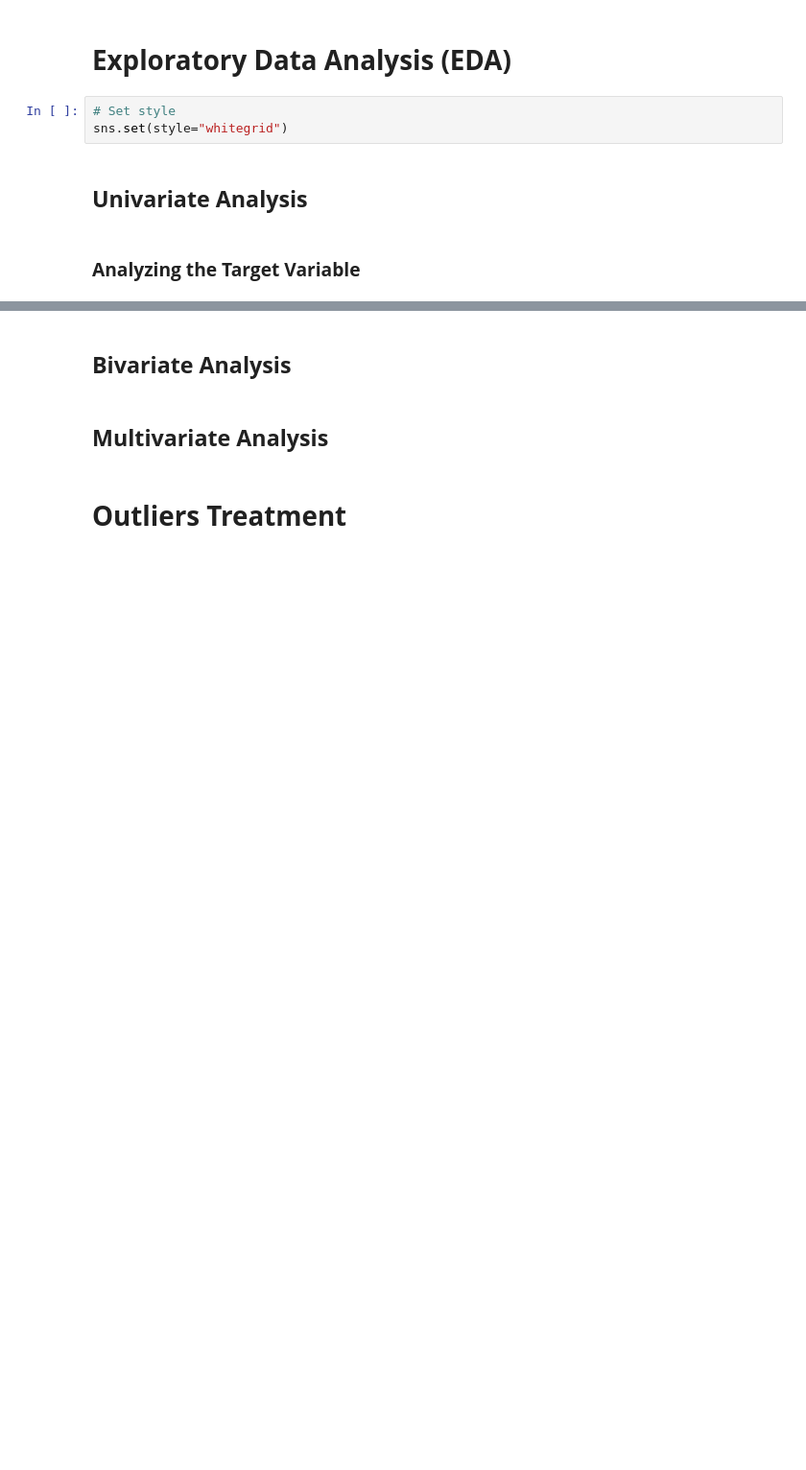
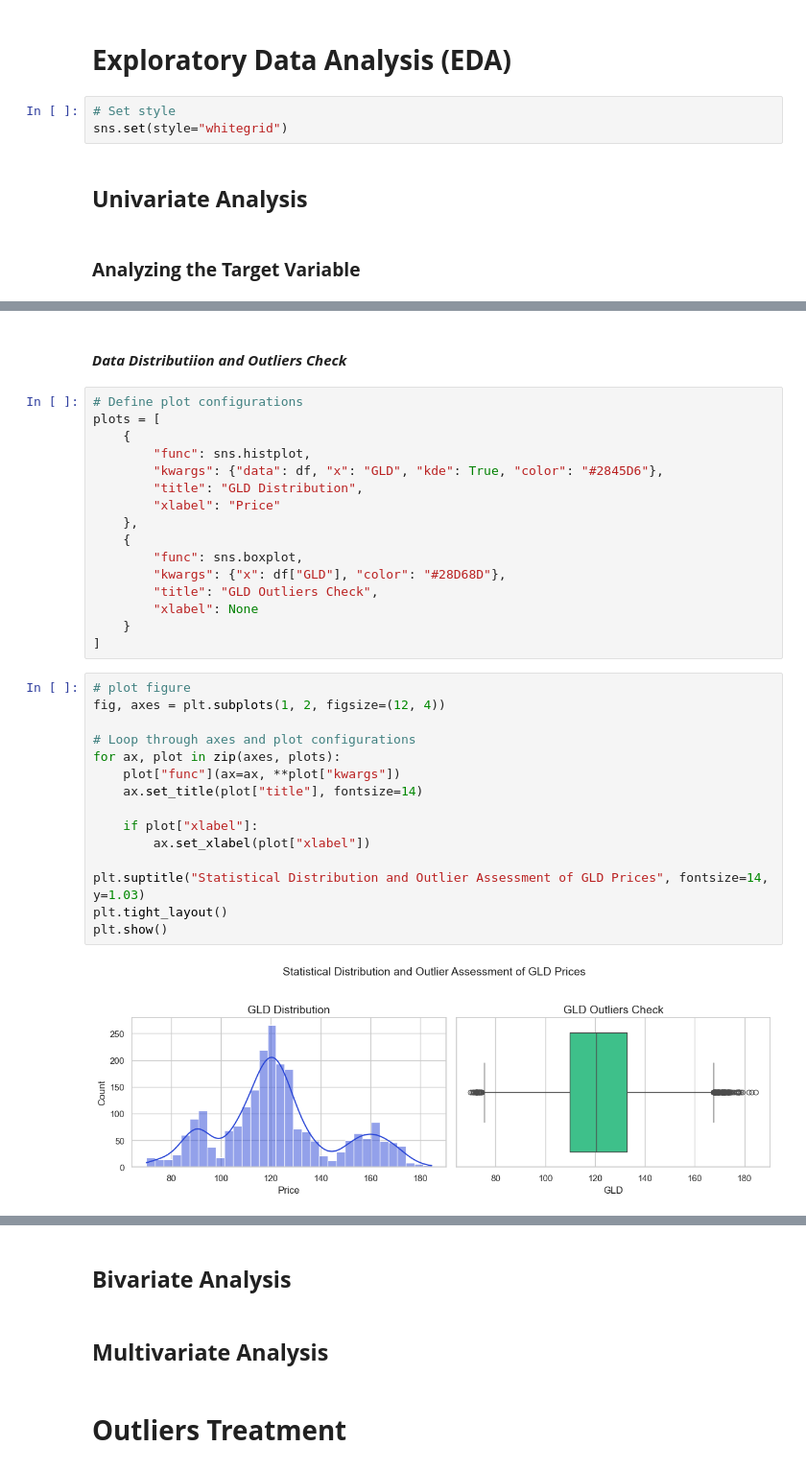
Before and after one commit to tshihab07/gold-price-forecasting, a Jupyter notebook: notebookes/dataPreprocessing.ipynb, the cells around one changed output, grey strips where cells are left out. Shown at 96% size. Saved outputs shown, nothing was run; the diff lists cells and outputs as text; blank space fills up the shorter version.

Commit message:
feat(Univariate Analysis): implement GLD(target variable) data  distribution and outlier analysis workflow

```diff
--- a/notebookes/dataPreprocessing.ipynb
+++ b/notebookes/dataPreprocessing.ipynb
@@ -232,0 +262,35 @@ plt.show()
+# %% [markdown]
+#### ***Data Distributiion and Outliers Check***
+# %%
+# Define plot configurations
+plots = [
+    {
+        "func": sns.histplot,
+        "kwargs": {"data": df, "x": "GLD", "kde": True, "color": "#2845D6"},
+        "title": "GLD Distribution",
+        "xlabel": "Price"
+    },
+    {
+        "func": sns.boxplot,
+        "kwargs": {"x": df["GLD"], "color": "#28D68D"},
+        "title": "GLD Outliers Check",
+        "xlabel": None
+    }
+]
+# %%
+# plot figure
+fig, axes = plt.subplots(1, 2, figsize=(12, 4))
+
+# Loop through axes and plot configurations
+for ax, plot in zip(axes, plots):
+    plot["func"](ax=ax, **plot["kwargs"])
+    ax.set_title(plot["title"], fontsize=14)
+
+    if plot["xlabel"]:
+        ax.set_xlabel(plot["xlabel"])
+
+plt.suptitle("Statistical Distribution and Outlier Assessment of GLD Prices", fontsize=14, y=1.03)
+plt.tight_layout()
+plt.show()
+# %% [output]
+[figure, added]
```
Also changed, not shown: parts of 11 cells of this notebook.
